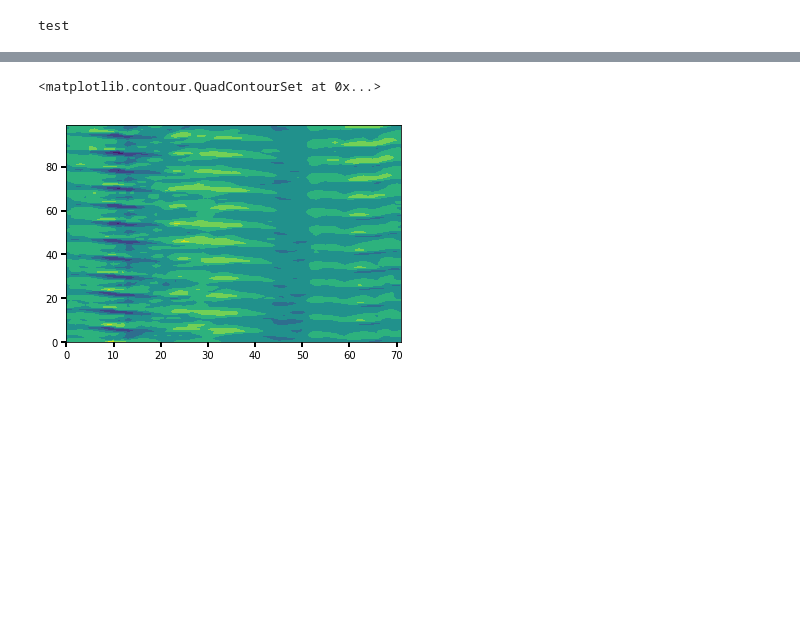
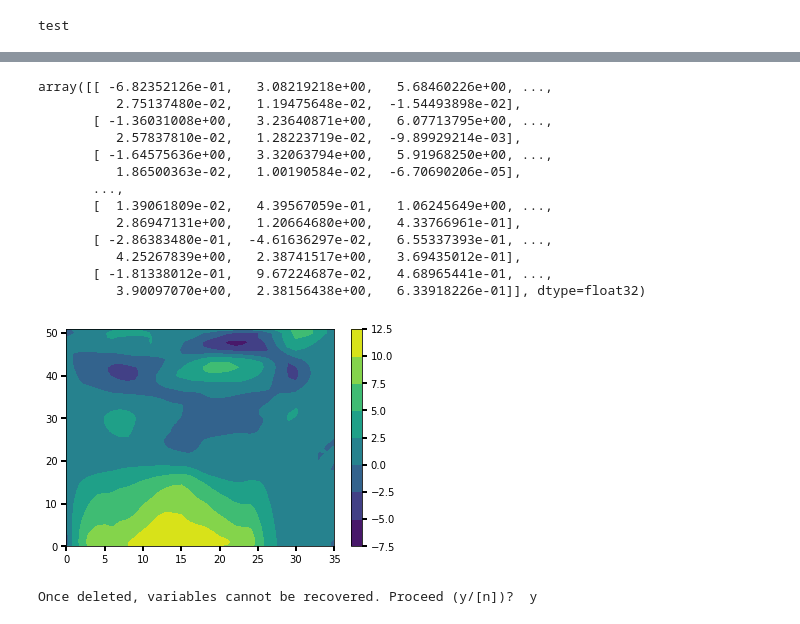
Before and after one commit to sokvisal/marswrf, a Jupyter notebook: fullfield_temperature_filtered.ipynb, the cells around one changed output, grey strips where cells are left out. Cells and saved outputs as stored; diff of their text form; code cells hidden in the pictures; blank space fills up the shorter version.

```diff
--- a/fullfield_temperature_filtered.ipynb
+++ b/fullfield_temperature_filtered.ipynb
@@ -184,5 +258,0 @@ plt.ylim([900,1e-2])
-# %%
-contourf(tfull[5][:100,29,18,:])
-# %% [output]
-<matplotlib.contour.QuadContourSet at 0x...>
-[figure, removed]
@@ -188,0 +264,26 @@ contourf(tfull[5][:100,29,18,:])
+# %%
+frequency, zwave#, fa.shape
+#contourf(fa[1,10,:,:].imag+fa[3,10,:,:].imag)
+contourf(M0_DIUR["imag"][10])
+colorbar()
+M0_DIUR['imag'].shape
+M0_DIUR["imag"][10]
+# %% [output]
+array([[ -6.82352126e-01,   3.08219218e+00,   5.68460226e+00, ...,
+          2.75137480e-02,   1.19475648e-02,  -1.54493898e-02],
+       [ -1.36031008e+00,   3.23640871e+00,   6.07713795e+00, ...,
+          2.57837810e-02,   1.28223719e-02,  -9.89929214e-03],
+       [ -1.64575636e+00,   3.32063794e+00,   5.91968250e+00, ...,
+          1.86500363e-02,   1.00190584e-02,  -6.70690206e-05],
+       ...,
+       [  1.39061809e-02,   4.39567059e-01,   1.06245649e+00, ...,
+          2.86947131e+00,   1.20664680e+00,   4.33766961e-01],
+       [ -2.86383480e-01,  -4.61636297e-02,   6.55337393e-01, ...,
+          4.25267839e+00,   2.38741517e+00,   3.69435012e-01],
+       [ -1.81338012e-01,   9.67224687e-02,   4.68965441e-01, ...,
+          3.90097070e+00,   2.38156438e+00,   6.33918226e-01]], dtype=float32)
+[figure, added]
+# %%
+reset_selective data
+# %% [output]
+Once deleted, variables cannot be recovered. Proceed (y/[n])?  y
```
Also changed, not shown: parts of 9 cells of this notebook.
